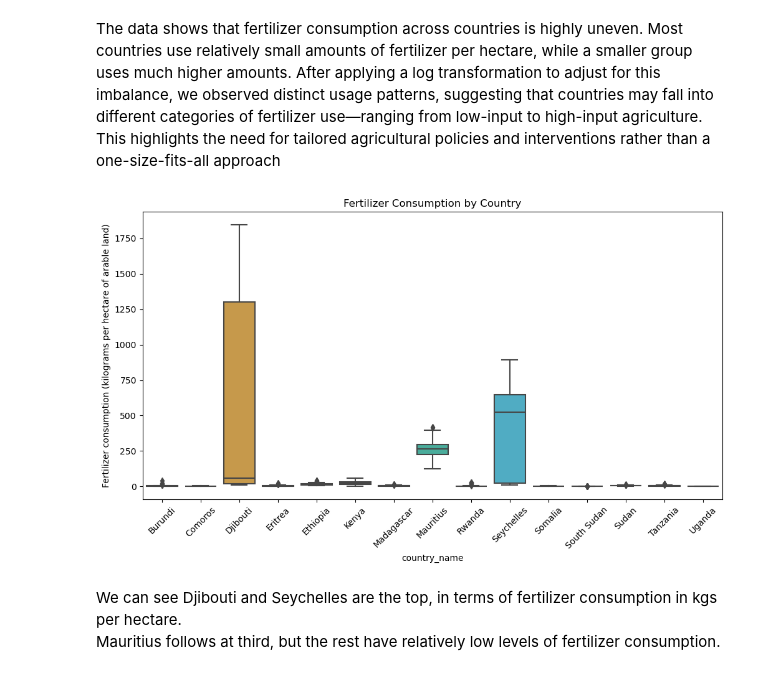
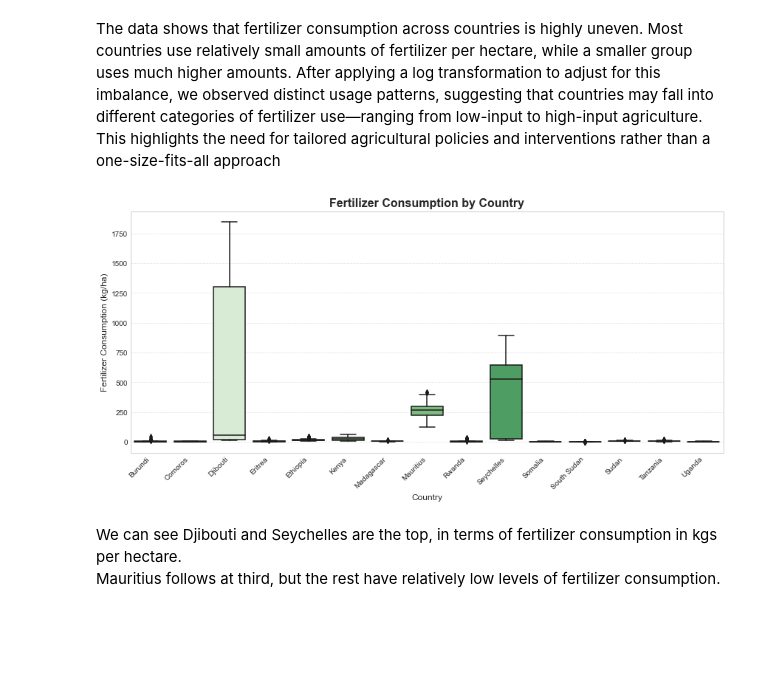
Before and after one commit to Rodgerdev/east-africa-fertilizer-project, a Jupyter notebook: east_africa_proj.ipynb, the cells around one changed output. Drawn from its saved outputs; the diff is of its cells as text; code cells hidden in the pictures; blank space fills up the shorter version.

```diff
--- a/east_africa_proj.ipynb
+++ b/east_africa_proj.ipynb
@@ -548,14 +552,23 @@ plt.show()
 # %% [markdown]
 The data shows that fertilizer consumption across countries is highly uneven. Most countries use relatively small amounts of fertilizer per hectare, while a smaller group uses much higher amounts. After applying a log transformation to adjust for this imbalance, we observed distinct usage patterns, suggesting that countries may fall into different categories of fertilizer use—ranging from low-input to high-input agriculture. This highlights the need for tailored agricultural policies and interventions rather than a one-size-fits-all approach
 # %%
-# Boxplot by country
-plt.figure(figsize=(12,6))
-sns.boxplot(x='country_name', y='Fertilizer consumption (kilograms per hectare of arable land)', data=df)
-plt.xticks(rotation=45)
-plt.title('Fertilizer Consumption by Country')
+# Fertilizer Consumption by Country
+plt.figure(figsize=(12, 6))
+sns.boxplot(
+    data=df,
+    x='country_name',
+    y='Fertilizer consumption (kilograms per hectare of arable land)',
+    palette='Greens'
+)
+plt.xticks(rotation=45, ha='right')
+plt.title('Fertilizer Consumption by Country', fontsize=16, weight='bold')
+plt.xlabel('Country', fontsize=12)
+plt.ylabel('Fertilizer Consumption (kg/ha)', fontsize=12)
+plt.grid(axis='y', linestyle='--', alpha=0.5)
+plt.tight_layout()
 plt.show()
 # %% [output]
-[figure, old version]
+[figure, new version]
 # %% [markdown]
 We can see Djibouti and Seychelles are the top, in terms of fertilizer consumption in kgs per hectare.
 Mauritius follows at third, but the rest have relatively low levels of fertilizer consumption.
```
Also changed, not shown: parts of 29 cells of this notebook, 2 other files.
